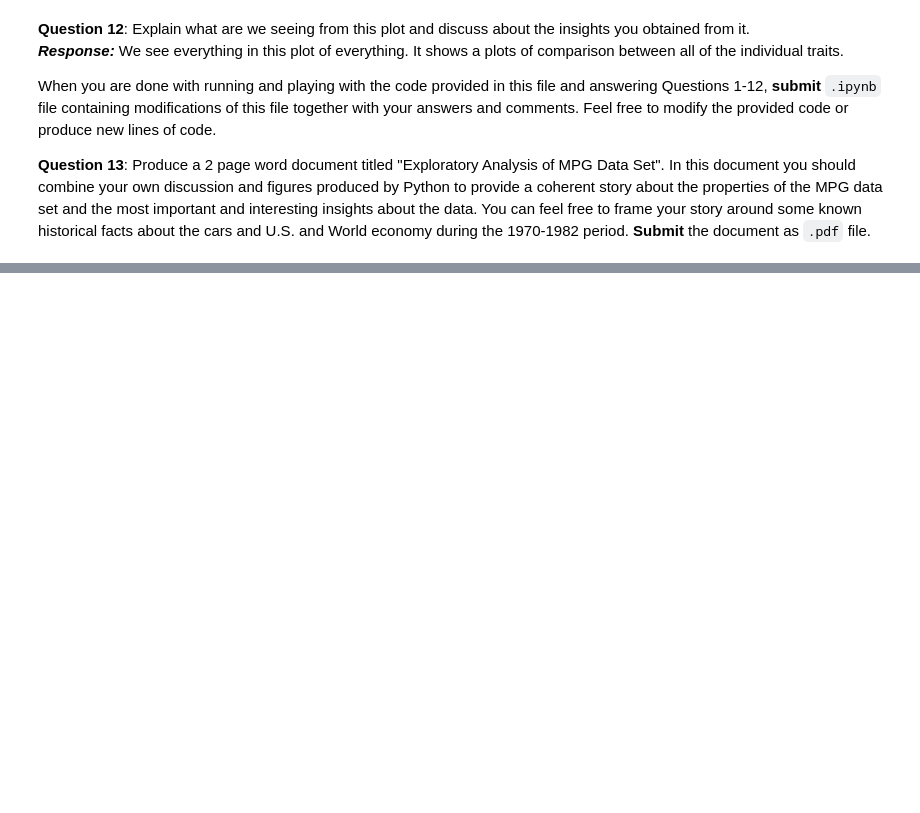
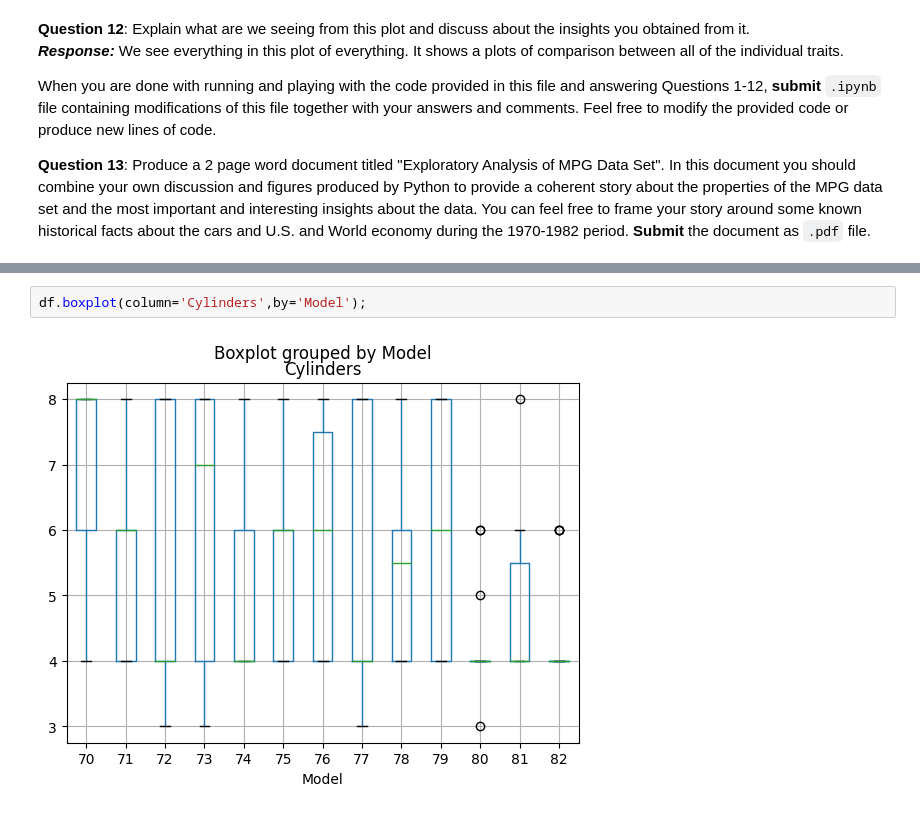
Before and after one commit to jiajingan/templeUniversity, a Jupyter notebook: CIS5526/homework2/CIS3715 (Temple - Spring 2020) Lab2.ipynb, the cells around one changed output, grey strips where cells are left out. Drawn from its saved outputs; the diff is of its cells as text; blank space fills up the shorter version.

```diff
--- a/CIS5526/homework2/CIS3715 (Temple - Spring 2020) Lab2.ipynb
+++ b/CIS5526/homework2/CIS3715 (Temple - Spring 2020) Lab2.ipynb
@@ -221,0 +234,4 @@ When you are done with running and playing with the code provided in this file a
+# %%
+df.boxplot(column='Cylinders',by='Model');
+# %% [output]
+[figure, added]
```
Also changed, not shown: parts of 3 cells of this notebook, 9 other files.
